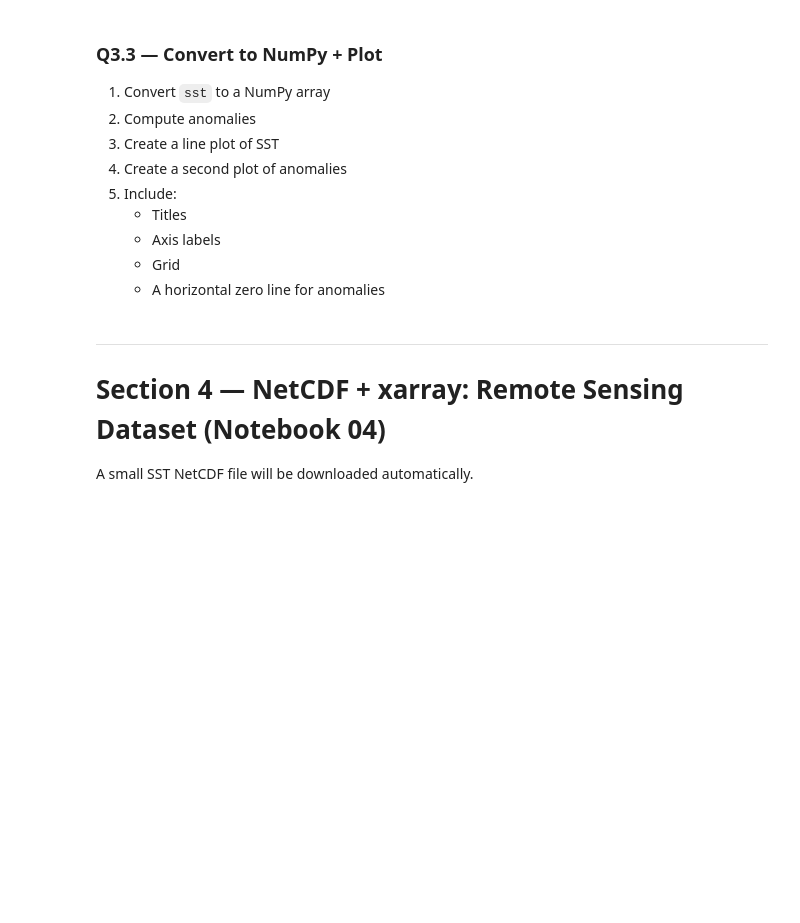
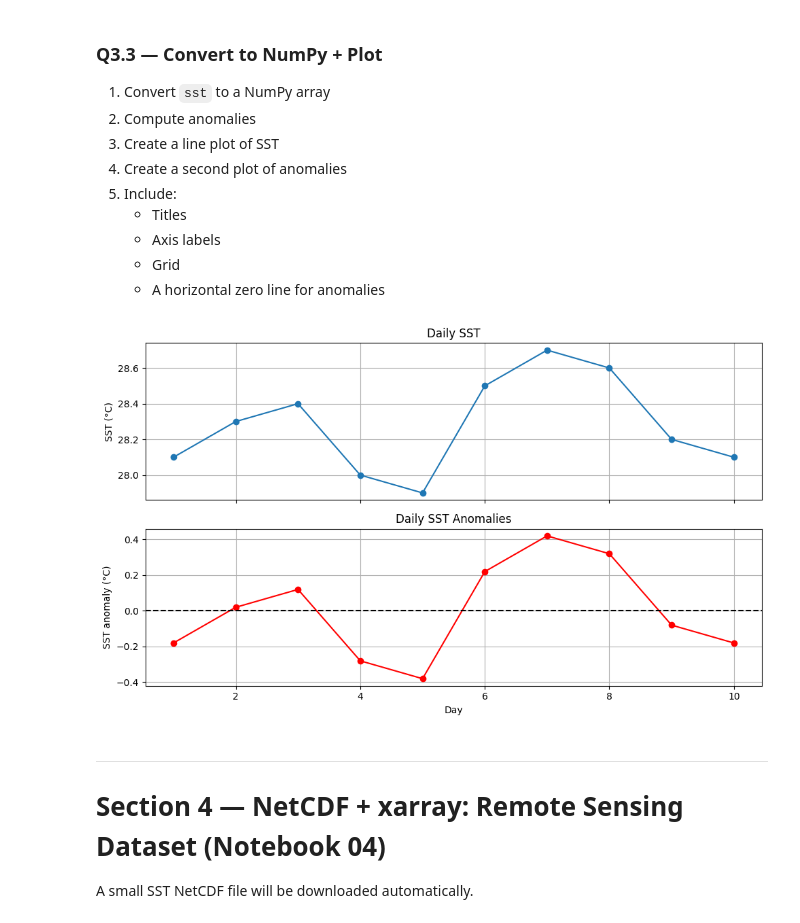
Before and after one commit to rsgis2025trupti-wq/python-basics, a Jupyter notebook: notebooks/05_Capstone_Assignment.ipynb, the cells around one changed output. Saved outputs shown, nothing was run; the diff lists cells and outputs as text; code cells hidden in the pictures; blank space fills up the shorter version.

```diff
--- a/notebooks/05_Capstone_Assignment.ipynb
+++ b/notebooks/05_Capstone_Assignment.ipynb
@@ -212,3 +252,34 @@ import matplotlib.pyplot as plt
+# %%
+# Q3.3
+import numpy as np
+import matplotlib.pyplot as plt
+
+sst = np.array([28.1, 28.3, 28.4, 28.0, 27.9, 28.5, 28.7, 28.6, 28.2, 28.1])
+mean_sst = np.mean(sst)
+sst_anom = sst - mean_sst # Directly compute anomalies, no need for np.array again if sst is already np array
+
+days = np.arange(1, len(sst) + 1)
+
+fig, ax = plt.subplots(2, 1, figsize=(10, 6), sharex=True)
+
+# Plot 1: SST
+ax[0].plot(days, sst, marker='o')
+ax[0].set_title("Daily SST")
+ax[0].set_ylabel("SST (°C)")
+ax[0].grid(True)
+
+# Plot 2: Anomalies
+ax[1].plot(days, sst_anom, marker='o', color='red')
+ax[1].axhline(0, color='black', linestyle='--')
+ax[1].set_title("Daily SST Anomalies")
+ax[1].set_xlabel("Day")
+ax[1].set_ylabel("SST anomaly (°C)")
+ax[1].grid(True)
+
+plt.tight_layout() # Adjust layout to prevent overlapping titles/labels
+plt.show()
+# %% [output]
+[figure, added]
 # %% [markdown]
 ---
 # **Section 4 — NetCDF + xarray: Remote Sensing Dataset (Notebook 04)**
```
Also changed, not shown: parts of 20 cells of this notebook.
